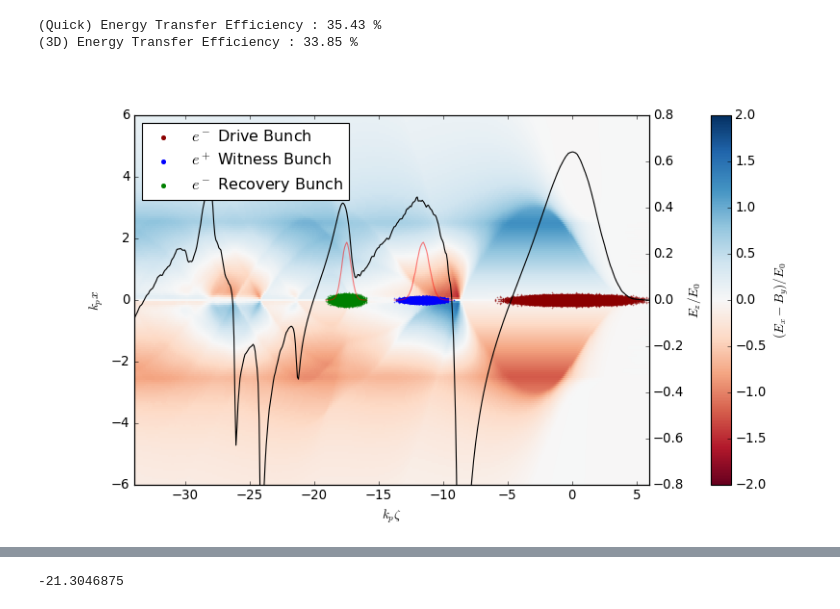
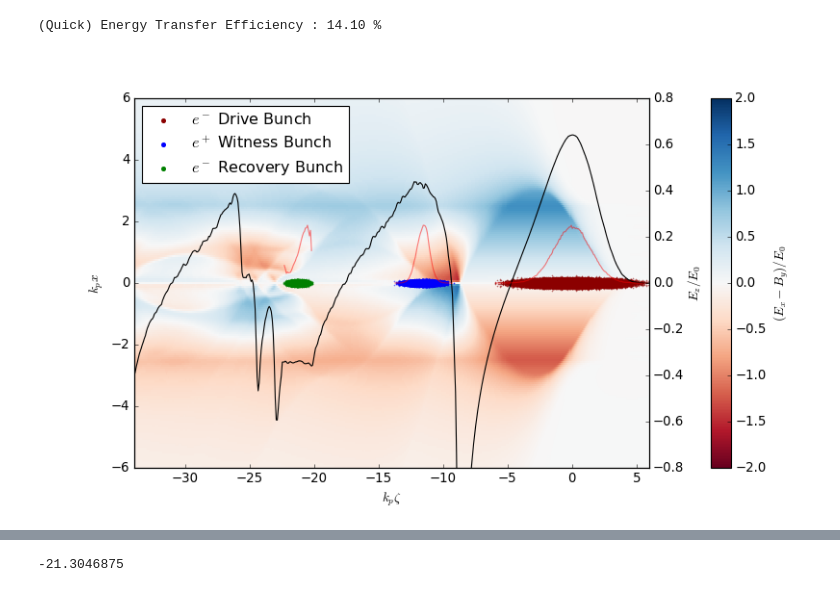
Before and after one commit to MaxVarverakis/PositronPWFA, a Jupyter notebook: brief_analysis.ipynb, the cells around one changed output, grey strips where cells are left out. Cells and saved outputs as stored; diff of their text form; code cells hidden in the pictures.

Commit message:
efficiency fix

```diff
--- a/brief_analysis.ipynb
+++ b/brief_analysis.ipynb
@@ -63,18 +63,25 @@ map_object4 = mcolors.LinearSegmentedColormap.from_list(name = 'bwrT', colors =
 # plt.register_cmap(cmap = map_object4)
 ####################################################################################################
 
+# di = 'initial'
+# di = 'multStep'
 # di = 'long'
-# di = 'short'
-# di = 'mix'
-di = 'salame'
-# di = 'salameWitness'
-# di = 'loaded'
-# di = 'recoveryPositron'
+# di = 'salame'
+# di = 'salame2'
+di = 'standard'
+# di = 'domain'
+# di = 'no'
+# di = 'salame3'
+# di = 'longer'
+# di = 'highE'
+# di = 'close'
+# di = 'dense'
+# di = 'opt'
 
 ts = LpaDiagnostics('/Users/max/HiPACE/recovery/diags/hdf5/recovery/' + di + '/', check_all_files = True)
 # ts = LpaDiagnostics('/Users/max/HiPACE/recovery/diags/hdf5/salame/', check_all_files = True)
 
-prof = {'drive': [[0, 1.41]], 'witness': [[-11.57, .5], [-11.3, .2]], 'recovery': [[-17.5, 0.3525]]}
+# prof = {'drive': [[0, 1.41]], 'witness': [[-11.57, .5], [-11.3, .2]], 'recovery': [[-17.5, 0.3525]]}
 # prof = {'drive': [[0, 1.41]], 'witness': [[-11.57, .5], [-11.3, .2]], 'recovery': [[-17.5, .705]]}
 
 n0 = 1e17 # cm^-3
@@ -462,6 +520,4 @@ jz_beam, _ = ts.get_field(field = 'jz_beam', iteration = i, coord = 'z')
 # %%
-pos = False
-
 # pQuick = '/Users/max/HiPACE/recovery/diags/hdf5/salame/'
 # ipQuick = '/Users/max/HiPACE/recovery/diags/insitu/salame/'
 pQuick = '/Users/max/HiPACE/recovery/diags/hdf5/recovery/' + di + '/'
@@ -472,21 +528,22 @@ ip = '/Users/max/HiPACE/recovery/diags/insitu/efficiency/' + di + '/'
 
 # print(f'(Manual) Energy Transfer Efficiency : {efficiency(path = pQuick, profile = prof):.2f} %')
 
-print(f'(Quick) Energy Transfer Efficiency : {quickEfficiency(pQuick, ipQuick, iteration = i, recovery = True, plus = pos):.2f} %')
-print(f'(3D) Energy Transfer Efficiency : {efficiency3D(p, ip, iteration = i, recovery = True, plus = pos):.2f} %')
+print(f'(Quick) Energy Transfer Efficiency : {quickEfficiency(pQuick, ipQuick, iteration = i, recovery = r):.2f} %')
+# print(f'(3D) Energy Transfer Efficiency : {efficiency3D(p, ip, iteration = i, recovery = True):.2f} %')
 # %% [output]
-(Quick) Energy Transfer Efficiency : 35.43 %
-(3D) Energy Transfer Efficiency : 33.85 %
+(Quick) Energy Transfer Efficiency : 14.10 %
 # %%
 plt.close()
 plt.figure(figsize = (10, 6))
+# plt.title(f'Iteration = {i}')
 ax = plt.axes()
 
-im = plt.pcolormesh(info.z, info.x, ExmBy[:, len(info.x)//2].T, cmap = 'RdBu', vmin = -2, vmax = 2)
+im = plt.pcolormesh(info.z, info.x, ExmBy.T, cmap = 'RdBu', vmin = -2, vmax = 2)
 plt.scatter(zd, xd, s = .02, color = 'darkred', label = '$e^-$ Drive Bunch')
 plt.scatter(zw, xw, s = .02, color = 'b', label = '$e^+$ Witness Bunch')
 plt.scatter(zw2, xw2, s = .02, color = 'b', label = '__nolegend__')
 plt.scatter(zr, xr, s = .02, color = 'g', label = '$e^-$ Recovery Bunch')
+
 # plt.pcolormesh(info.z, info.x, np.transpose(jz_beam[:, len(info.x)//2]), cmap = 'RdBuT', vmin = -1e2, vmax = 1e2)
 
 plt.xlim(info.zmin, info.zmax)
@@ -497,33 +554,39 @@ plt.xlabel('$k_p\zeta$')
 leg = plt.legend(scatterpoints = 1, loc = 'upper left', markerscale = 25)
 leg.remove()
 
 ax2 = plt.twinx()
 ax2.plot(info.z, Ez, color = 'black')
 ax2.set_ylim(-.8, .8)
 ax2.set_ylabel(r'$E_z/E_0$',  labelpad = 1)
 ax2.add_artist(leg)
 
 # o = 0.
 # ax2.plot(xD, .3 * profileD / max(profileD) + o, 'k--')
 # ax2.plot(xW, .25 * profileW / max(profileW) + o, 'k-')
 # ax2.plot(xR, .3 * profileR / max(profileR) + o, 'k--')
 
 # profileR = np.sum([gaussian(info.z[maskR], *params) for params in prof['recovery']], axis = 0)
 # ax2.plot(xR, .3 * profileR / max(profileR) + o, 'r--')
 # plt.hlines(o, info.zmin, info.zmax, color = 'gray', linestyle = '--')
 
-plt.plot(centers, .25 * pts / max(pts), c = 'r', ls = '-', alpha = .5)
-plt.plot(centersW, .25 * ptsW / max(ptsW), c = 'r', ls = '-', alpha = .5)
+plt.plot(xD, .25 * profileD / max(profileD), 'r', alpha = .5)
+plt.plot(xW, .25 * profileW / max(profileW), 'r', alpha = .5)
+plt.plot(xR, .25 * profileR / max(profileR), 'r', alpha = .5)
+
+# plt.plot(centers, .25 * pts / max(pts), c = 'r', ls = '-', alpha = .5)
+# plt.plot(centersW, .25 * ptsW / max(ptsW), c = 'r', ls = '-', alpha = .5)
 # plt.vlines(-21.3046875, info.xmin, info.xmax, color = 'gray', linestyle = '--')
 
 divider2 = make_axes_locatable(ax)
 cax2 = divider2.append_axes("right", size = "4%", pad = .8)
 divider3 = make_axes_locatable(ax2)
 cax3 = divider3.append_axes("right", size = "4%", pad = .8)
 cax3.remove()
 
+
 cb2 = plt.colorbar(im, cax = cax2)
 cb2.set_label(r'$(E_x - B_y)/E_0 $')
+# plt.savefig('images/basic.png', dpi = 300, bbox_inches = 'tight')
 plt.show()
 # %% [output]
-[figure, old version]
+[figure, new version]
```
Also changed, not shown: parts of 14 cells of this notebook, 4 other files.
